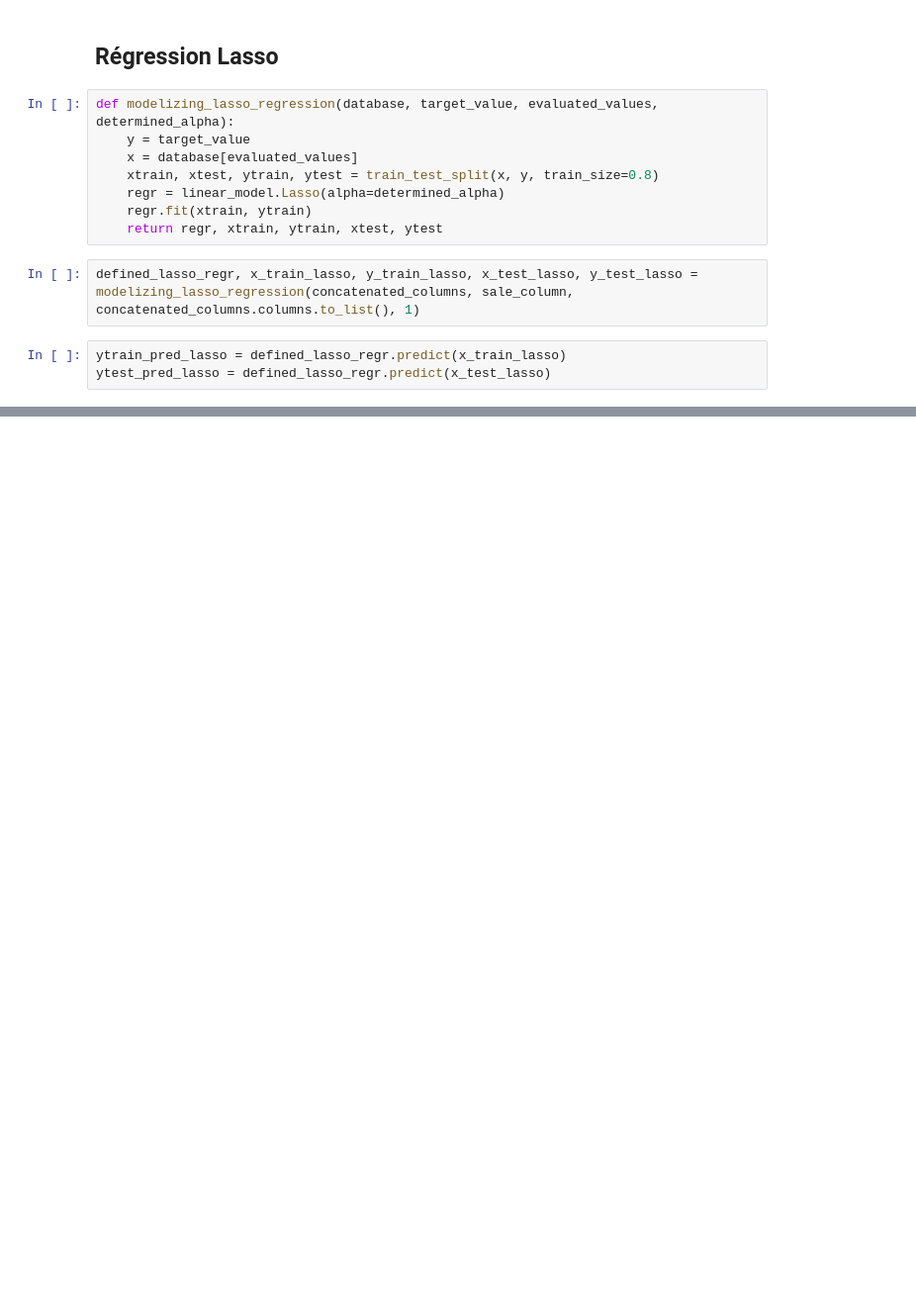
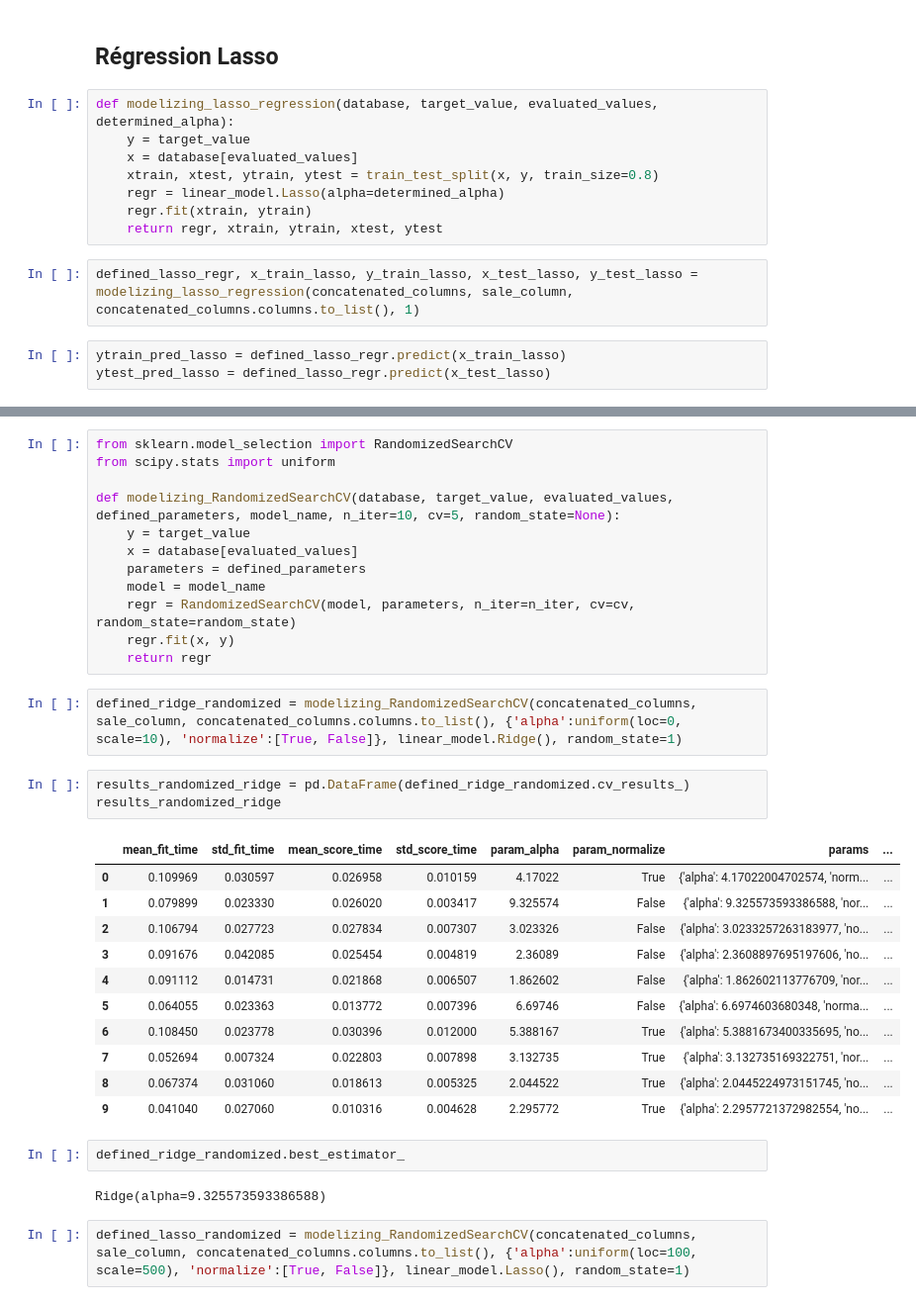
Before and after one commit to MrRachidK/Brief-6-Rachid-Karbiche, a Jupyter notebook: notebook/machine_learning_object_columns.ipynb, the cells around one changed output, grey strips where cells are left out. Shown at 99% size. Saved outputs shown, nothing was run; the diff lists cells and outputs as text; blank space fills up the shorter version.

```diff
--- a/notebook/machine_learning_object_columns.ipynb
+++ b/notebook/machine_learning_object_columns.ipynb
@@ -239,0 +369,35 @@ Pour les données d'entrainement le R2 vaut 0.929 alors que pour les données de
+# %%
+from sklearn.model_selection import RandomizedSearchCV
+from scipy.stats import uniform
+
+def modelizing_RandomizedSearchCV(database, target_value, evaluated_values, defined_parameters, model_name, n_iter=10, cv=5, random_state=None):
+    y = target_value
+    x = database[evaluated_values]
+    parameters = defined_parameters
+    model = model_name
+    regr = RandomizedSearchCV(model, parameters, n_iter=n_iter, cv=cv, random_state=random_state)
+    regr.fit(x, y)
+    return regr
+# %%
+defined_ridge_randomized = modelizing_RandomizedSearchCV(concatenated_columns, sale_column, concatenated_columns.columns.to_list(), {'alpha':uniform(loc=0, scale=10), 'normalize':[True, False]}, linear_model.Ridge(), random_state=1)
+# %%
+results_randomized_ridge = pd.DataFrame(defined_ridge_randomized.cv_results_)
+results_randomized_ridge
+# %% [output]
+|  | mean_fit_time | std_fit_time | mean_score_time | std_score_time | param_alpha | param_normalize | params | ... |
+| 0 | 0.109969 | 0.030597 | 0.026958 | 0.010159 | 4.17022 | True | {'alpha': 4.17022004702574, 'norm... | ... |
+| 1 | 0.079899 | 0.023330 | 0.026020 | 0.003417 | 9.325574 | False | {'alpha': 9.325573593386588, 'nor... | ... |
+| 2 | 0.106794 | 0.027723 | 0.027834 | 0.007307 | 3.023326 | False | {'alpha': 3.0233257263183977, 'no... | ... |
+| 3 | 0.091676 | 0.042085 | 0.025454 | 0.004819 | 2.36089 | False | {'alpha': 2.3608897695197606, 'no... | ... |
+| 4 | 0.091112 | 0.014731 | 0.021868 | 0.006507 | 1.862602 | False | {'alpha': 1.862602113776709, 'nor... | ... |
+| 5 | 0.064055 | 0.023363 | 0.013772 | 0.007396 | 6.69746 | False | {'alpha': 6.6974603680348, 'norma... | ... |
+| 6 | 0.108450 | 0.023778 | 0.030396 | 0.012000 | 5.388167 | True | {'alpha': 5.3881673400335695, 'no... | ... |
+| 7 | 0.052694 | 0.007324 | 0.022803 | 0.007898 | 3.132735 | True | {'alpha': 3.132735169322751, 'nor... | ... |
+| 8 | 0.067374 | 0.031060 | 0.018613 | 0.005325 | 2.044522 | True | {'alpha': 2.0445224973151745, 'no... | ... |
+| 9 | 0.041040 | 0.027060 | 0.010316 | 0.004628 | 2.295772 | True | {'alpha': 2.2957721372982554, 'no... | ... |
+# %%
+defined_ridge_randomized.best_estimator_
+# %% [output]
+Ridge(alpha=9.325573593386588)
+# %%
+defined_lasso_randomized = modelizing_RandomizedSearchCV(concatenated_columns, sale_column, concatenated_columns.columns.to_list(), {'alpha':uniform(loc=100, scale=500), 'normalize':[True, False]}, linear_model.Lasso(), random_state=1)
```
Also changed, not shown: parts of 21 cells of this notebook.
